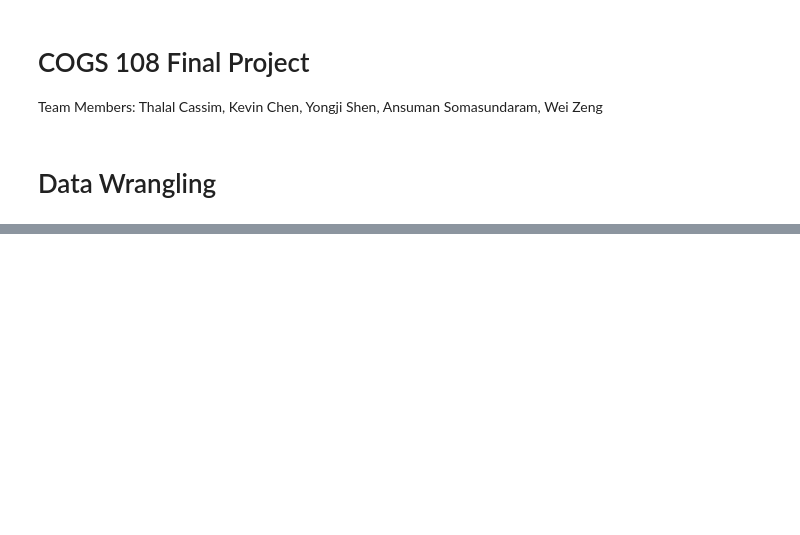
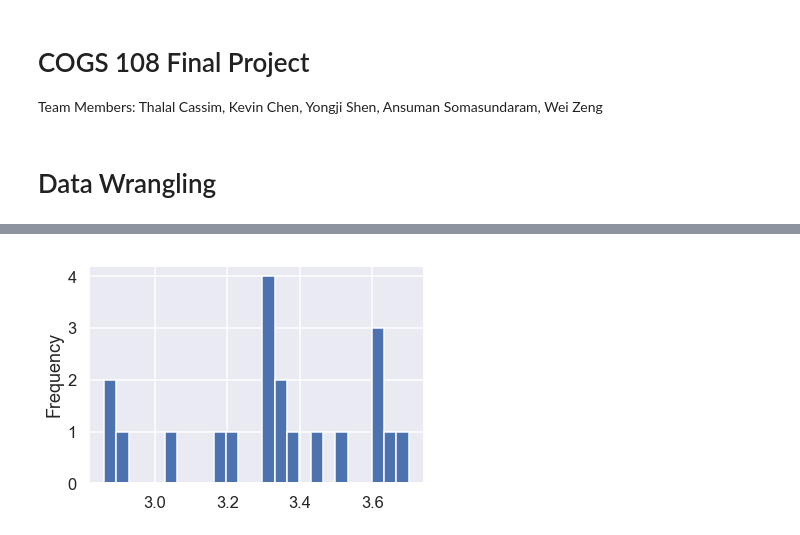
Before and after one commit to WayGold/COGS-108-FinalProject, a Jupyter notebook: FinalProject.ipynb, the cells around one changed output, grey strips where cells are left out. Drawn from its saved outputs; the diff is of its cells as text; code cells hidden in the pictures; blank space fills up the shorter version.

```diff
--- a/FinalProject.ipynb
+++ b/FinalProject.ipynb
@@ -101,0 +107,5 @@ Sales_tmp.head(n = 20)
+# %%
+Fortnite_df['cumulative GPA? '].plot('hist', bins = 25)
+f2 = plt.gcf()
+# %% [output]
+[figure, added]
```
Also changed, not shown: parts of 14 cells of this notebook.
